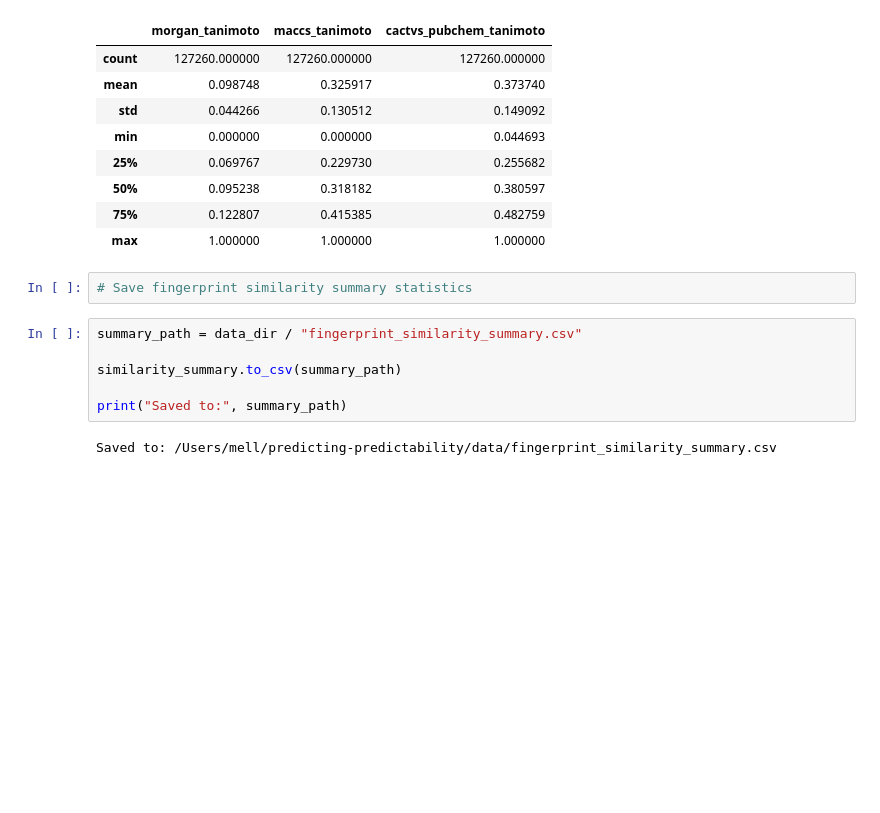
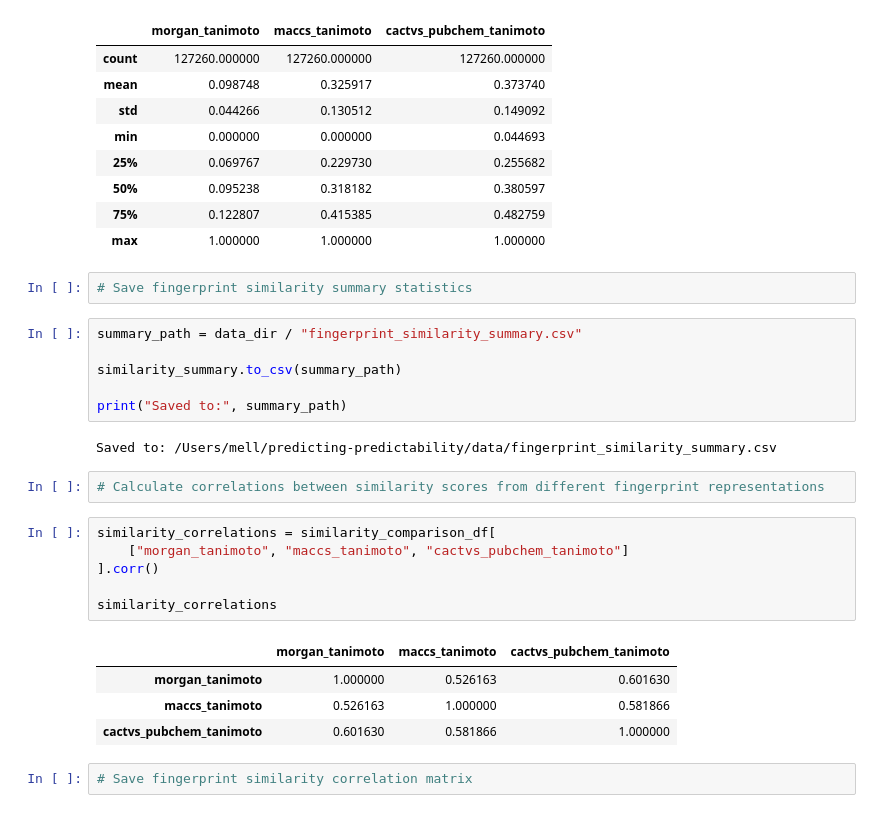
Before and after one commit to mell508-gif/predicting-predictability, a Jupyter notebook: notebooks/objective_2_rdkit_fingerprints.ipynb, the cells around one changed output. Drawn from its saved outputs; the diff is of its cells as text; blank space fills up the shorter version.

Commit message:
Analyze fingerprint similarity results

```diff
--- a/notebooks/objective_2_rdkit_fingerprints.ipynb
+++ b/notebooks/objective_2_rdkit_fingerprints.ipynb
@@ -871,3 +871,18 @@ similarity_summary.to_csv(summary_path)
 print("Saved to:", summary_path)
 # %% [output]
 Saved to: /Users/mell/predicting-predictability/data/fingerprint_similarity_summary.csv
+# %%
+# Calculate correlations between similarity scores from different fingerprint representations
+# %%
+similarity_correlations = similarity_comparison_df[
+    ["morgan_tanimoto", "maccs_tanimoto", "cactvs_pubchem_tanimoto"]
+].corr()
+
+similarity_correlations
+# %% [output]
+|  | morgan_tanimoto | maccs_tanimoto | cactvs_pubchem_tanimoto |
+| morgan_tanimoto | 1.000000 | 0.526163 | 0.601630 |
+| maccs_tanimoto | 0.526163 | 1.000000 | 0.581866 |
+| cactvs_pubchem_tanimoto | 0.601630 | 0.581866 | 1.000000 |
+# %%
+# Save fingerprint similarity correlation matrix
```
Also changed, not shown: parts of 5 cells of this notebook.
